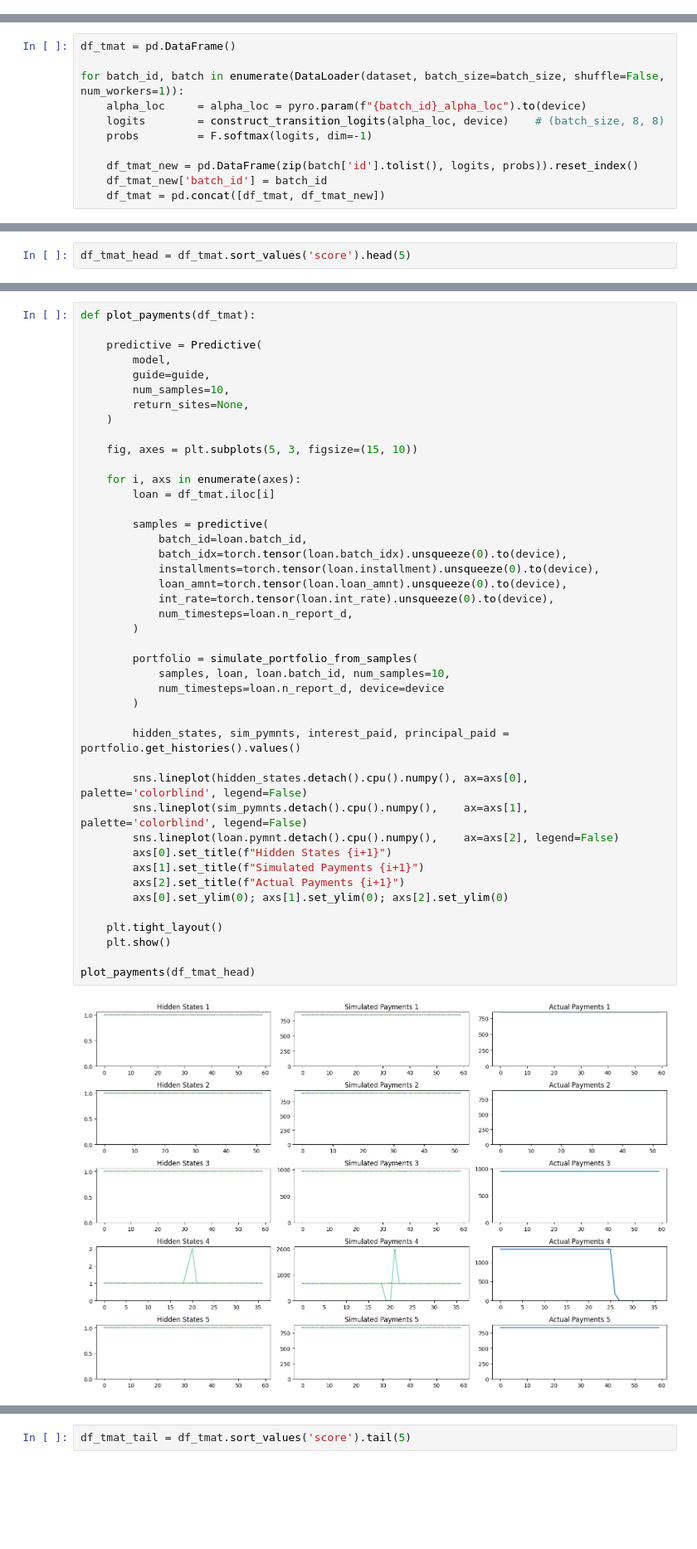
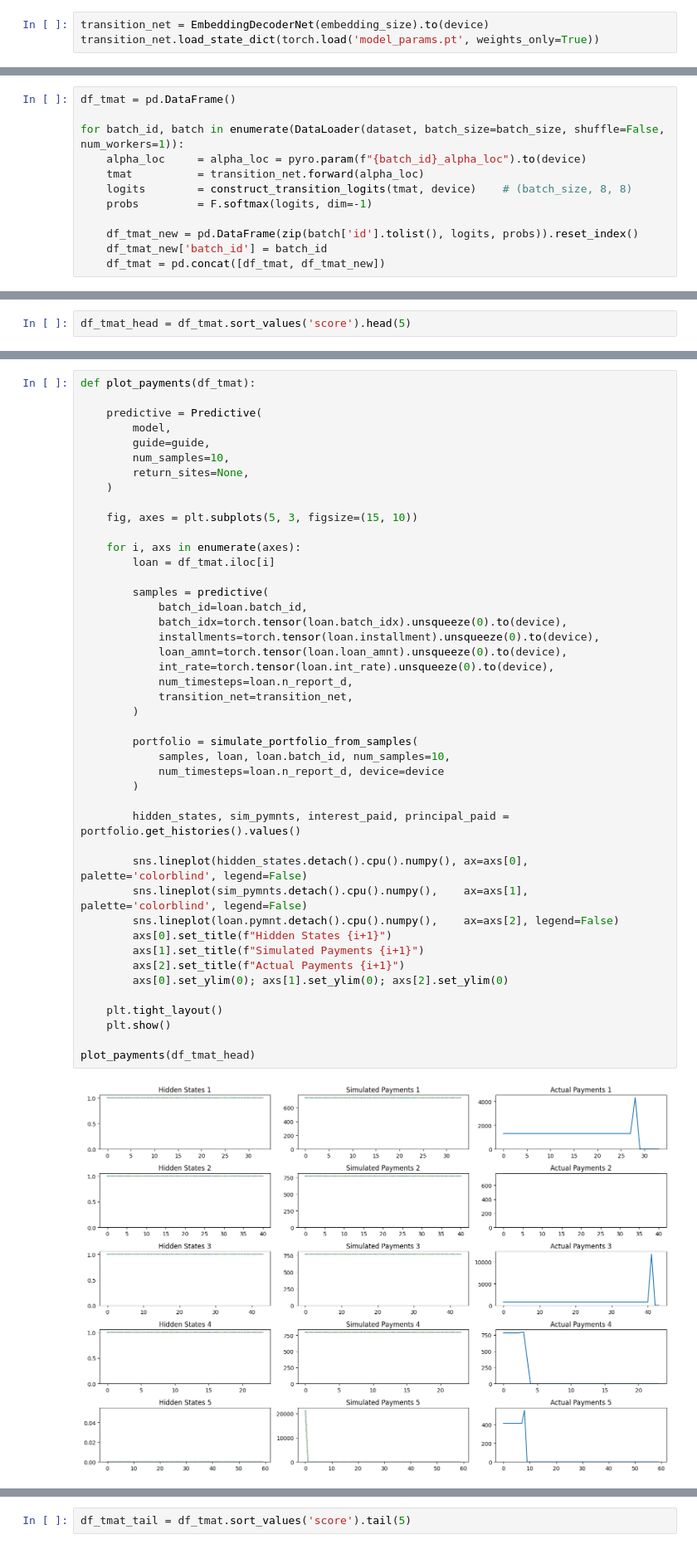
Before and after one commit to warner121/monteloanco, a Jupyter notebook: 04_inspect.ipynb, the cells around one changed output, grey strips where cells are left out. Shown at 83% size. Cells and saved outputs as stored; diff of their text form; blank space fills up the shorter version.

Commit message:
retintroduce embeddings and tighten prior / relax observation noise

```diff
--- a/04_inspect.ipynb
+++ b/04_inspect.ipynb
@@ -26,3 +26,6 @@ df_train = pd.read_json('training.jsonl.gz', lines=True)
 pd.testing.assert_index_equal(df_train.index, pd.RangeIndex(0, len(df_train)))
 # %%
 pyro.get_param_store().load('param_store.pt')
+# %%
+transition_net = EmbeddingDecoderNet(embedding_size).to(device)
+transition_net.load_state_dict(torch.load('model_params.pt', weights_only=True))
@@ -47,7 +52,8 @@ df_tmat = pd.DataFrame()
 
 for batch_id, batch in enumerate(DataLoader(dataset, batch_size=batch_size, shuffle=False, num_workers=1)):
     alpha_loc     = alpha_loc = pyro.param(f"{batch_id}_alpha_loc").to(device)
-    logits        = construct_transition_logits(alpha_loc, device)    # (batch_size, 8, 8)
+    tmat          = transition_net.forward(alpha_loc)
+    logits        = construct_transition_logits(tmat, device)    # (batch_size, 8, 8)
     probs         = F.softmax(logits, dim=-1)
 
     df_tmat_new = pd.DataFrame(zip(batch['id'].tolist(), logits, probs)).reset_index()
@@ -129,34 +135,35 @@ def plot_payments(df_tmat):
 
         samples = predictive(
             batch_id=loan.batch_id,
             batch_idx=torch.tensor(loan.batch_idx).unsqueeze(0).to(device),
             installments=torch.tensor(loan.installment).unsqueeze(0).to(device),
             loan_amnt=torch.tensor(loan.loan_amnt).unsqueeze(0).to(device),
             int_rate=torch.tensor(loan.int_rate).unsqueeze(0).to(device),
             num_timesteps=loan.n_report_d,
+            transition_net=transition_net,
         )
 
         portfolio = simulate_portfolio_from_samples(
             samples, loan, loan.batch_id, num_samples=10,
             num_timesteps=loan.n_report_d, device=device
         )
 
         hidden_states, sim_pymnts, interest_paid, principal_paid = portfolio.get_histories().values()
 
         sns.lineplot(hidden_states.detach().cpu().numpy(), ax=axs[0], palette='colorblind', legend=False)
         sns.lineplot(sim_pymnts.detach().cpu().numpy(),    ax=axs[1], palette='colorblind', legend=False)
         sns.lineplot(loan.pymnt.detach().cpu().numpy(),    ax=axs[2], legend=False)
         axs[0].set_title(f"Hidden States {i+1}")
         axs[1].set_title(f"Simulated Payments {i+1}")
         axs[2].set_title(f"Actual Payments {i+1}")
         axs[0].set_ylim(0); axs[1].set_ylim(0); axs[2].set_ylim(0)
 
     plt.tight_layout()
     plt.show()
 
 plot_payments(df_tmat_head)
 # %% [output]
-[figure, old version]
+[figure, new version]
 # %% [markdown]
 ### Inspection of worst performing accounts
 
```
Also changed, not shown: parts of 7 cells of this notebook, 3 other files.
